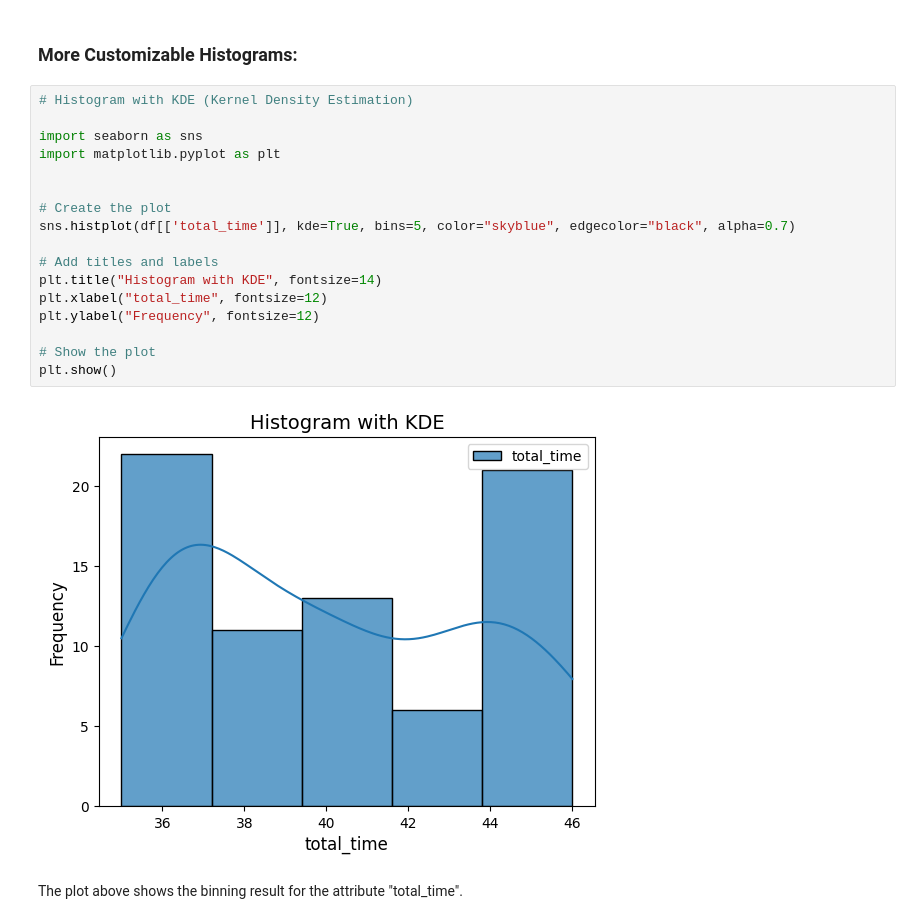
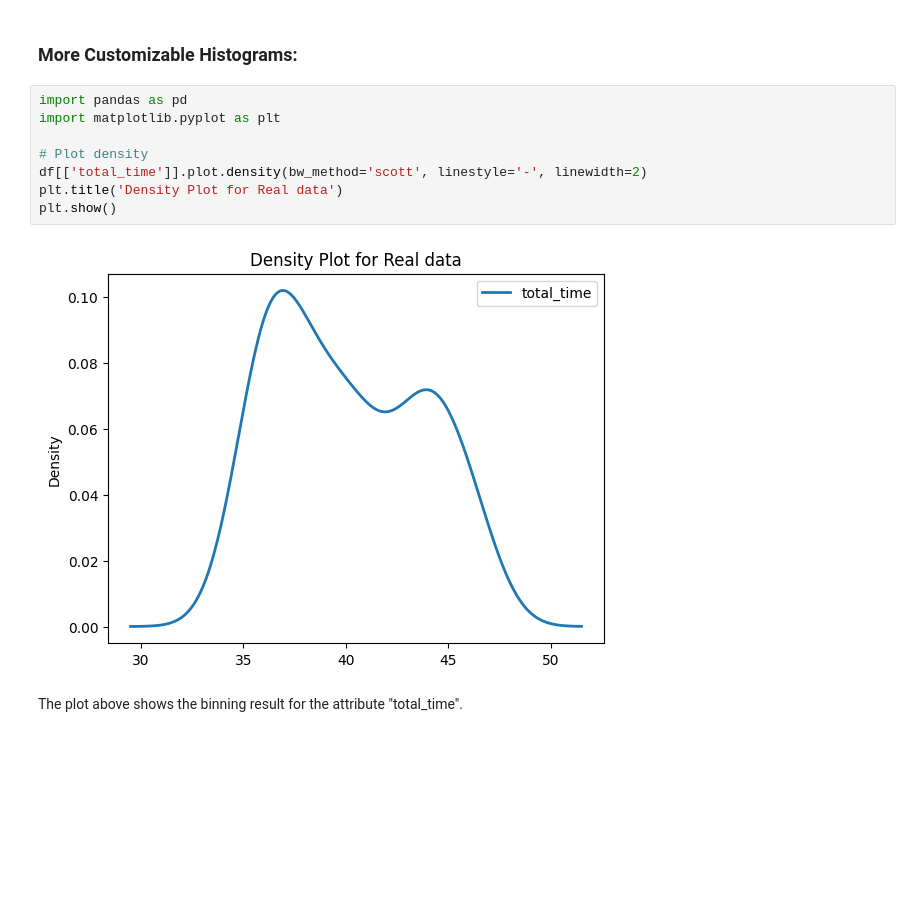
Before and after one commit to UsmanovSla/MGD-RSS, a Jupyter notebook: model/01_DataScience/DS_02_Exploration.ipynb, the cells around one changed output. Saved outputs shown, nothing was run; the diff lists cells and outputs as text; blank space fills up the shorter version.

Commit message:
KDE chart

```diff
--- a/model/01_DataScience/DS_02_Exploration.ipynb
+++ b/model/01_DataScience/DS_02_Exploration.ipynb
@@ -234,25 +234,16 @@ Text(0.5, 1.0, 'total_time bins')
 [figure]
 # %% [markdown]
 ### More Customizable Histograms:
-# %%
-# Histogram with KDE (Kernel Density Estimation)
-
-import seaborn as sns
-import matplotlib.pyplot as plt
-
-
-# Create the plot
-sns.histplot(df[['total_time']], kde=True, bins=5, color="skyblue", edgecolor="black", alpha=0.7)
-
-# Add titles and labels
-plt.title("Histogram with KDE", fontsize=14)
-plt.xlabel("total_time", fontsize=12)
-plt.ylabel("Frequency", fontsize=12)
-
-# Show the plot
-plt.show()
-# %% [output]
-[figure, removed]
+# %%
+import pandas as pd
+import matplotlib.pyplot as plt
+
+# Plot density
+df[['total_time']].plot.density(bw_method='scott', linestyle='-', linewidth=2)
+plt.title('Density Plot for Real data')
+plt.show()
+# %% [output]
+[figure, added]
 # %% [markdown]
 The plot above shows the binning result for the attribute "total_time".
 # %% [markdown]
```
Also changed, not shown: 1 other file.
